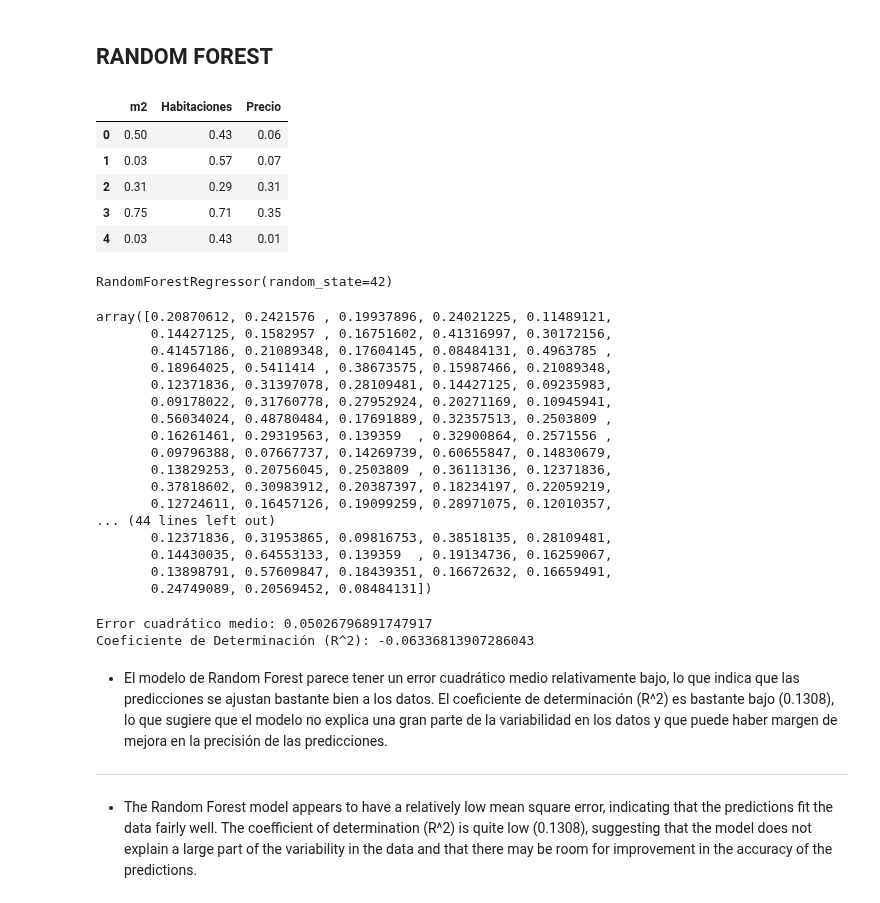
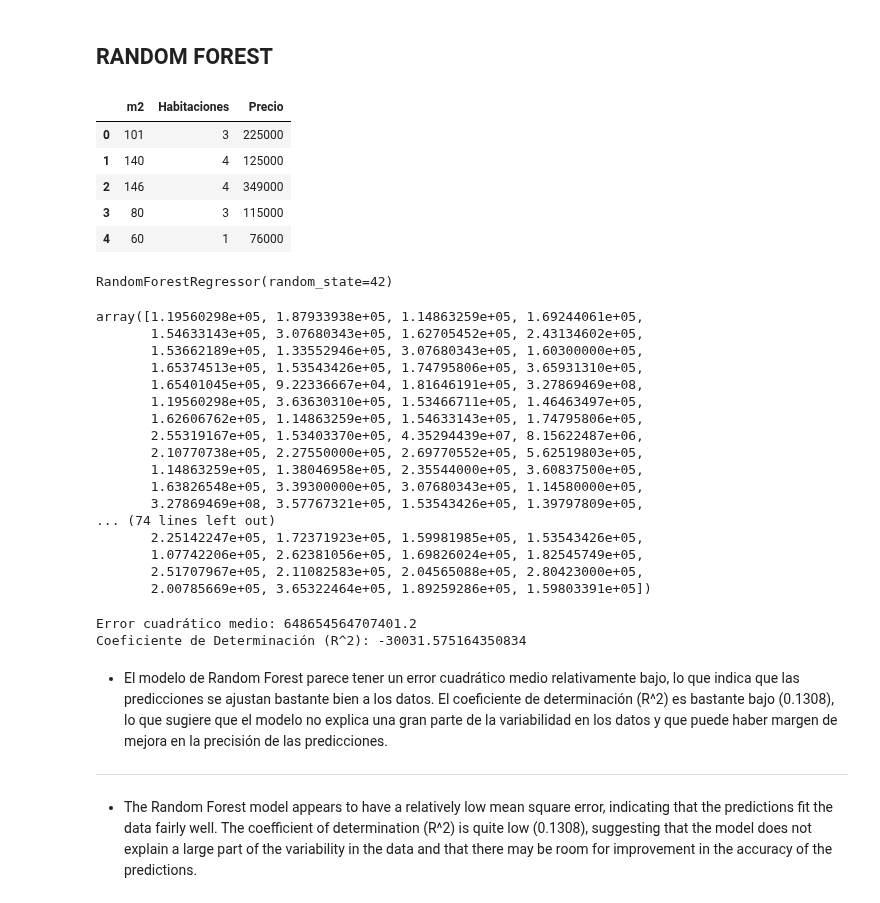
Before and after one commit to 4GeeksAcademy/028-PROYECTO_FINAL_VIVIENDAS-main-4geeks, a Jupyter notebook: src/PROVINCIAS/EDA/creacion_modelos.ipynb, the cells around one changed output. Drawn from its saved outputs; the diff is of its cells as text; code cells hidden in the pictures.

```diff
--- a/src/PROVINCIAS/EDA/creacion_modelos.ipynb
+++ b/src/PROVINCIAS/EDA/creacion_modelos.ipynb
@@ -389,6 +23,0 @@ plt.show()
-# %%
-# Establecer el formato de punto flotante
-pd.options.display.float_format = '{:.2f}'.format
-
-# Realizar el análisis descriptivo
-dataframe.describe()
@@ -620,20 +95,20 @@ Conjunto de TRAIN y TEST con características seleccionadas exportados
 # %%
 #Paso 1. Lectura del conjunto de datos procesado¶
 
 
 import pandas as pd
 
-train_data = pd.read_csv("/workspaces/028-PROYECTO_FINAL_VIVIENDAS-main/src/PROVINCIAS/csv_train_test/guipuzcoa_train_selected.csv")
-test_data = pd.read_csv("/workspaces/028-PROYECTO_FINAL_VIVIENDAS-main/src/PROVINCIAS/csv_train_test/guipuzcoa_test_selected.csv")
+train_data = pd.read_csv("/workspaces/028-PROYECTO_FINAL_VIVIENDAS-main/src/PROVINCIAS/csv_train_test/la_rioja_train_selected.csv")
+test_data = pd.read_csv("/workspaces/028-PROYECTO_FINAL_VIVIENDAS-main/src/PROVINCIAS/csv_train_test/la_rioja_test_selected.csv")
 
 train_data.head()
 # %% [output]
 |  | m2 | Habitaciones | Precio |
-| 0 | 0.50 | 0.43 | 0.06 |
-| 1 | 0.03 | 0.57 | 0.07 |
-| 2 | 0.31 | 0.29 | 0.31 |
-| 3 | 0.75 | 0.71 | 0.35 |
-| 4 | 0.03 | 0.43 | 0.01 |
+| 0 | 101 | 3 | 225000 |
+| 1 | 140 | 4 | 125000 |
+| 2 | 146 | 4 | 349000 |
+| 3 | 80 | 3 | 115000 |
+| 4 | 60 | 1 | 76000 |
 # %%
 X_train = train_data.drop(["Precio"], axis = 1)
 y_train = train_data["Precio"]
@@ -653,31 +128,31 @@ RandomForestRegressor(random_state=42)
 y_pred = model.predict(X_test)
 y_pred
 # %% [output]
-array([0.20870612, 0.2421576 , 0.19937896, 0.24021225, 0.11489121,
-       0.14427125, 0.1582957 , 0.16751602, 0.41316997, 0.30172156,
-       0.41457186, 0.21089348, 0.17604145, 0.08484131, 0.4963785 ,
-       0.18964025, 0.5411414 , 0.38673575, 0.15987466, 0.21089348,
-       0.12371836, 0.31397078, 0.28109481, 0.14427125, 0.09235983,
-       0.09178022, 0.31760778, 0.27952924, 0.20271169, 0.10945941,
-       0.56034024, 0.48780484, 0.17691889, 0.32357513, 0.2503809 ,
-       0.16261461, 0.29319563, 0.139359  , 0.32900864, 0.2571556 ,
-       0.09796388, 0.07667737, 0.14269739, 0.60655847, 0.14830679,
-       0.13829253, 0.20756045, 0.2503809 , 0.36113136, 0.12371836,
-       0.37818602, 0.30983912, 0.20387397, 0.18234197, 0.22059219,
-       0.12724611, 0.16457126, 0.19099259, 0.28971075, 0.12010357,
-... (44 lines left out)
-       0.12371836, 0.31953865, 0.09816753, 0.38518135, 0.28109481,
-       0.14430035, 0.64553133, 0.139359  , 0.19134736, 0.16259067,
-       0.13898791, 0.57609847, 0.18439351, 0.16672632, 0.16659491,
-       0.24749089, 0.20569452, 0.08484131])
+array([1.19560298e+05, 1.87933938e+05, 1.14863259e+05, 1.69244061e+05,
+       1.54633143e+05, 3.07680343e+05, 1.62705452e+05, 2.43134602e+05,
+       1.53662189e+05, 1.33552946e+05, 3.07680343e+05, 1.60300000e+05,
+       1.65374513e+05, 1.53543426e+05, 1.74795806e+05, 3.65931310e+05,
+       1.65401045e+05, 9.22336667e+04, 1.81646191e+05, 3.27869469e+08,
+       1.19560298e+05, 3.63630310e+05, 1.53466711e+05, 1.46463497e+05,
+       1.62606762e+05, 1.14863259e+05, 1.54633143e+05, 1.74795806e+05,
+       2.55319167e+05, 1.53403370e+05, 4.35294439e+07, 8.15622487e+06,
+       2.10770738e+05, 2.27550000e+05, 2.69770552e+05, 5.62519803e+05,
+       1.14863259e+05, 1.38046958e+05, 2.35544000e+05, 3.60837500e+05,
+       1.63826548e+05, 3.39300000e+05, 3.07680343e+05, 1.14580000e+05,
+       3.27869469e+08, 3.57767321e+05, 1.53543426e+05, 1.39797809e+05,
+... (74 lines left out)
+       2.25142247e+05, 1.72371923e+05, 1.59981985e+05, 1.53543426e+05,
+       1.07742206e+05, 2.62381056e+05, 1.69826024e+05, 1.82545749e+05,
+       2.51707967e+05, 2.11082583e+05, 2.04565088e+05, 2.80423000e+05,
+       2.00785669e+05, 3.65322464e+05, 1.89259286e+05, 1.59803391e+05])
 # %%
 from sklearn.metrics import mean_squared_error, r2_score
 
 print(f"Error cuadrático medio: {mean_squared_error(y_test, y_pred)}")
 print("Coeficiente de Determinación (R^2):", r2_score(y_test, y_pred))
 # %% [output]
-Error cuadrático medio: 0.05026796891747917
-Coeficiente de Determinación (R^2): -0.06336813907286043
+Error cuadrático medio: 648654564707401.2
+Coeficiente de Determinación (R^2): -30031.575164350834
 # %% [markdown]
 - El modelo de Random Forest parece tener un error cuadrático medio relativamente bajo, lo que indica que las predicciones se ajustan bastante bien a los datos. El coeficiente de determinación (R^2) es bastante bajo (0.1308), lo que sugiere que el modelo no explica una gran parte de la variabilidad en los datos y que puede haber margen de mejora en la precisión de las predicciones.
 ---
```
Also changed, not shown: parts of 52 cells of this notebook, 20 other files.
